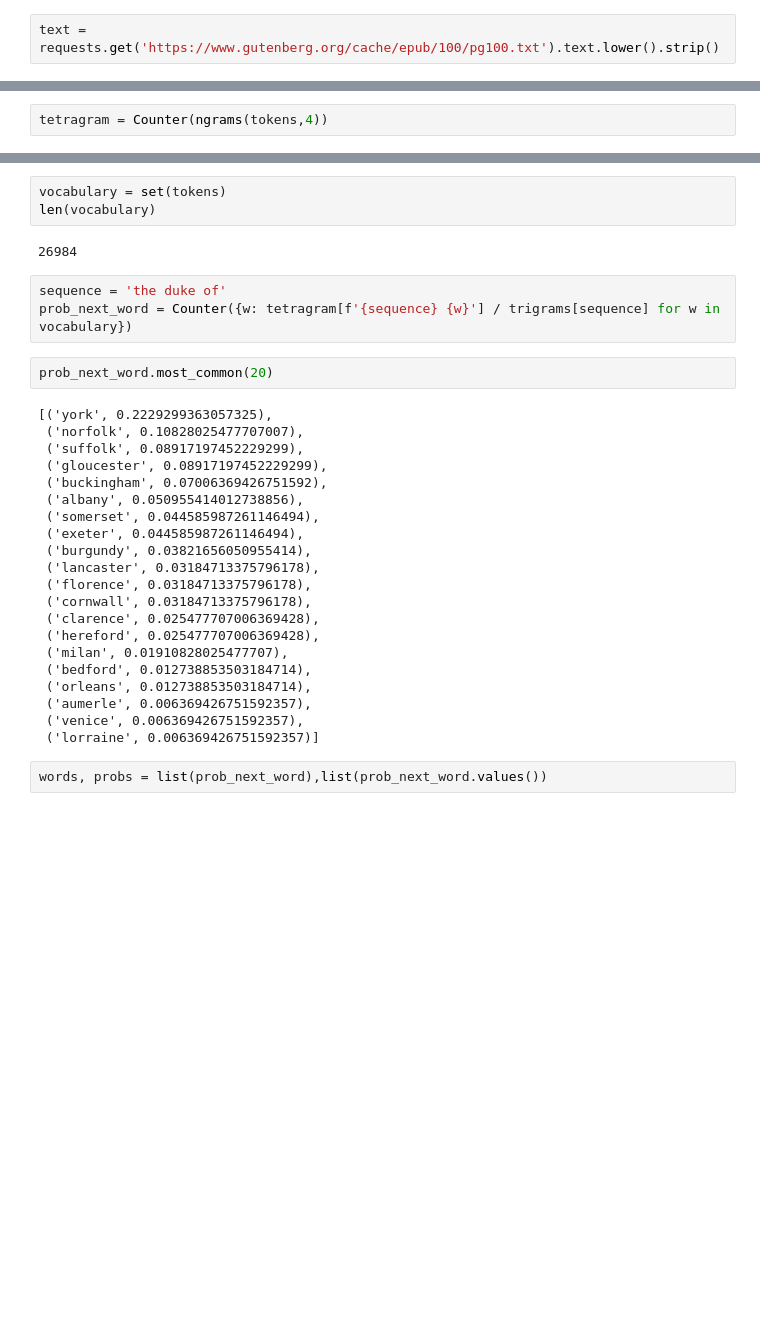
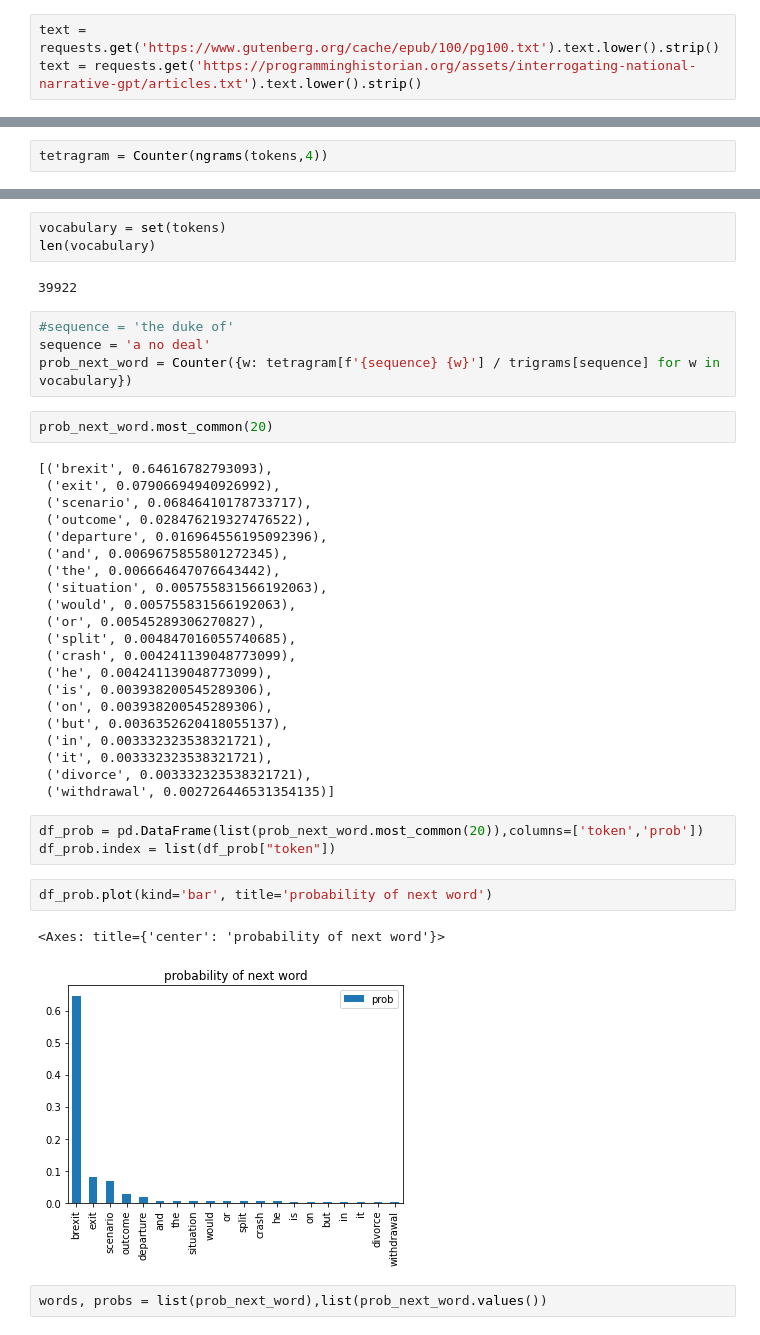
Before and after one commit to kasparvonbeelen/SAS-LLM-Workshop, a Jupyter notebook: SAS-Workshop.ipynb, the cells around one changed output, grey strips where cells are left out. Drawn from its saved outputs; the diff is of its cells as text; blank space fills up the shorter version.

```diff
--- a/SAS-Workshop.ipynb
+++ b/SAS-Workshop.ipynb
@@ -28,5 +69,6 @@ import re
 # %%
 text = requests.get('https://www.gutenberg.org/cache/epub/100/pg100.txt').text.lower().strip()
+text = requests.get('https://programminghistorian.org/assets/interrogating-national-narrative-gpt/articles.txt').text.lower().strip()
 # %%
 text[:100]
 # %% [output]
@@ -101,33 +141,42 @@ tetragram.most_common(10)
 vocabulary = set(tokens)
 len(vocabulary)
 # %% [output]
-26984
+39922
 # %%
-sequence = 'the duke of'
+#sequence = 'the duke of'
+sequence = 'a no deal'
 prob_next_word = Counter({w: tetragram[f'{sequence} {w}'] / trigrams[sequence] for w in vocabulary})
 # %%
 prob_next_word.most_common(20)
 # %% [output]
-[('york', 0.2229299363057325),
- ('norfolk', 0.10828025477707007),
- ('suffolk', 0.08917197452229299),
- ('gloucester', 0.08917197452229299),
- ('buckingham', 0.07006369426751592),
- ('albany', 0.050955414012738856),
- ('somerset', 0.044585987261146494),
- ('exeter', 0.044585987261146494),
- ('burgundy', 0.03821656050955414),
- ('lancaster', 0.03184713375796178),
- ('florence', 0.03184713375796178),
- ('cornwall', 0.03184713375796178),
- ('clarence', 0.025477707006369428),
- ('hereford', 0.025477707006369428),
- ('milan', 0.01910828025477707),
- ('bedford', 0.012738853503184714),
- ('orleans', 0.012738853503184714),
- ('aumerle', 0.006369426751592357),
- ('venice', 0.006369426751592357),
- ('lorraine', 0.006369426751592357)]
+[('brexit', 0.64616782793093),
+ ('exit', 0.07906694940926992),
+ ('scenario', 0.06846410178733717),
+ ('outcome', 0.028476219327476522),
+ ('departure', 0.016964556195092396),
+ ('and', 0.0069675855801272345),
+ ('the', 0.006664647076643442),
+ ('situation', 0.005755831566192063),
+ ('would', 0.005755831566192063),
+ ('or', 0.00545289306270827),
+ ('split', 0.004847016055740685),
+ ('crash', 0.004241139048773099),
+ ('he', 0.004241139048773099),
+ ('is', 0.003938200545289306),
+ ('on', 0.003938200545289306),
+ ('but', 0.0036352620418055137),
+ ('in', 0.003332323538321721),
+ ('it', 0.003332323538321721),
+ ('divorce', 0.003332323538321721),
+ ('withdrawal', 0.002726446531354135)]
+# %%
+df_prob = pd.DataFrame(list(prob_next_word.most_common(20)),columns=['token','prob'])
+df_prob.index = list(df_prob["token"])
+# %%
+df_prob.plot(kind='bar', title='probability of next word')
+# %% [output]
+<Axes: title={'center': 'probability of next word'}>
+[figure, added]
 # %%
 words, probs = list(prob_next_word),list(prob_next_word.values())
 # %%
```
Also changed, not shown: parts of 52 cells of this notebook.
